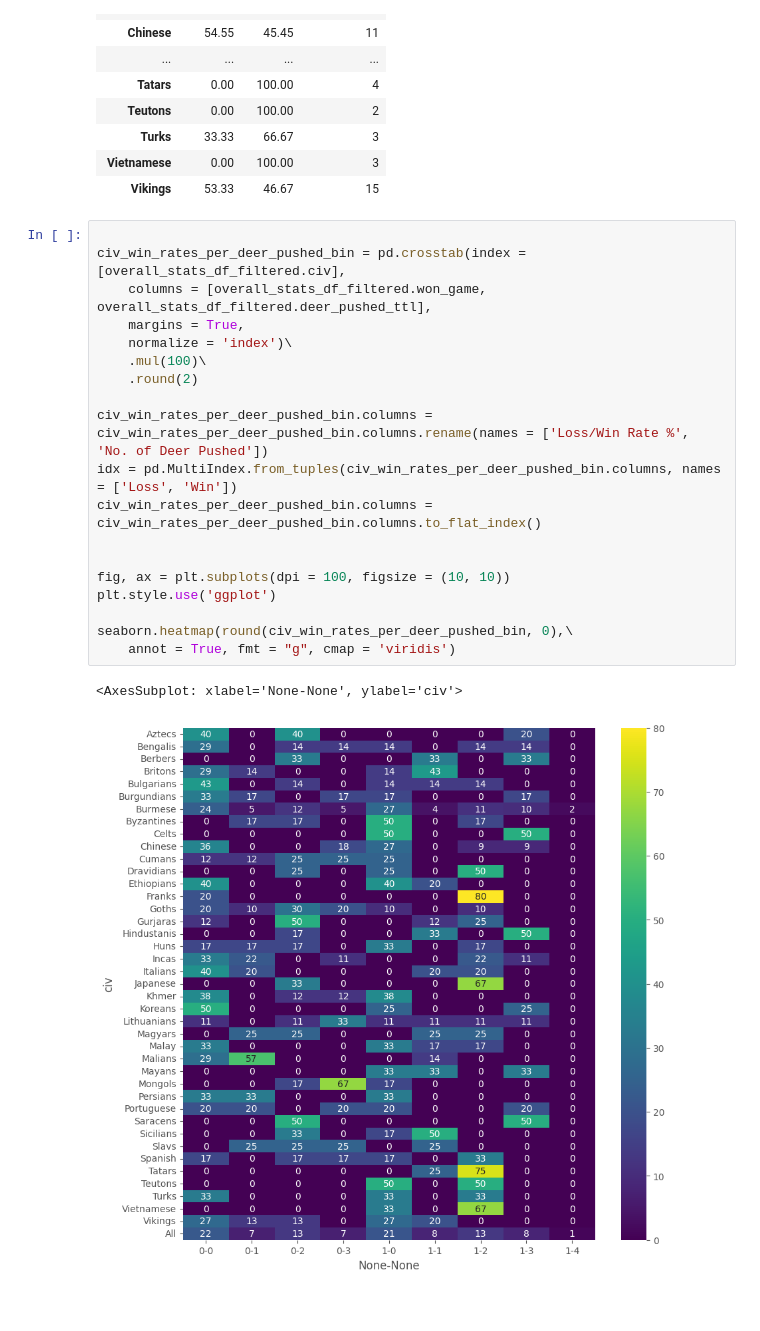
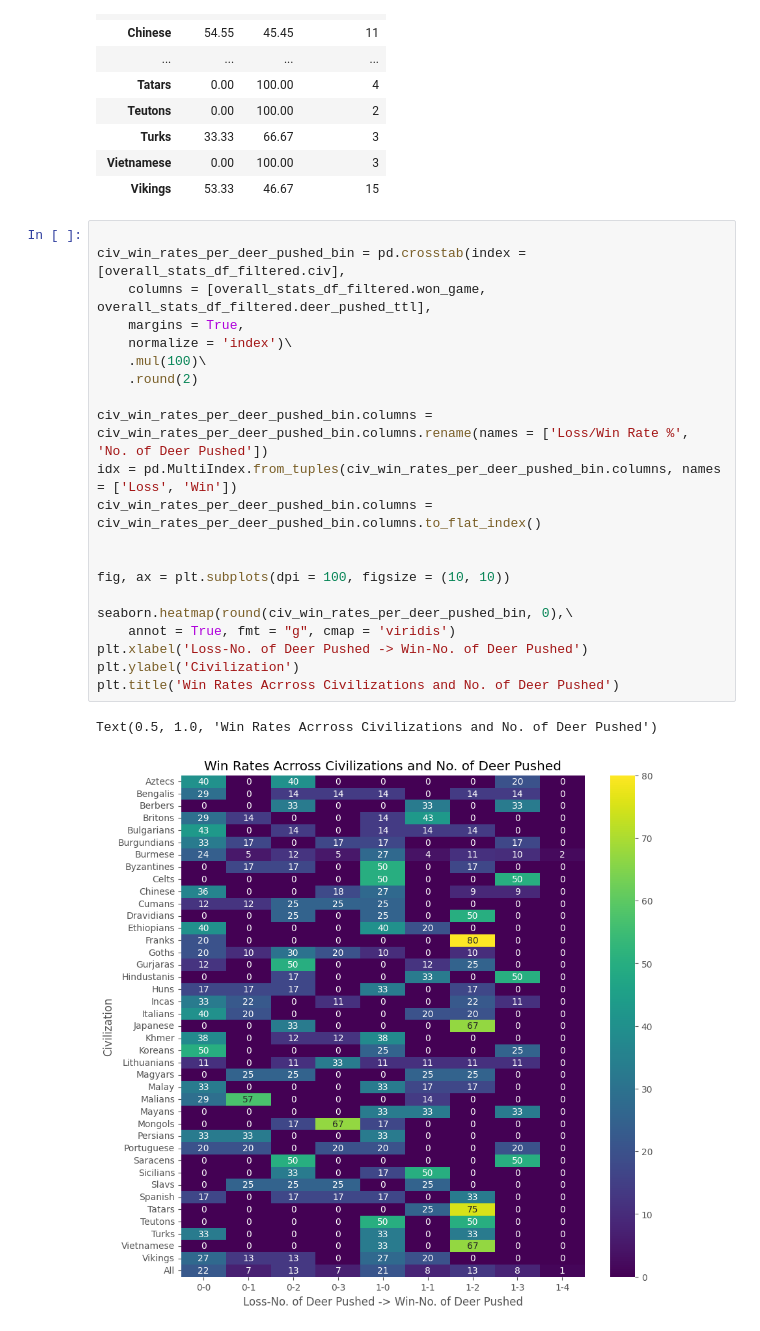
Before and after one commit to kkardousk/aoe, a Jupyter notebook: aoe2_games_replay_analysis.ipynb, the cells around one changed output. Drawn from its saved outputs; the diff is of its cells as text.

Commit message:
added titles and explanation of heaptmap

```diff
--- a/aoe2_games_replay_analysis.ipynb
+++ b/aoe2_games_replay_analysis.ipynb
@@ -202,22 +202,24 @@ overall_win_rates_per_civ
 # %%
 
 civ_win_rates_per_deer_pushed_bin = pd.crosstab(index = [overall_stats_df_filtered.civ],
     columns = [overall_stats_df_filtered.won_game, overall_stats_df_filtered.deer_pushed_ttl],
     margins = True,
     normalize = 'index')\
     .mul(100)\
     .round(2)
 
 civ_win_rates_per_deer_pushed_bin.columns = civ_win_rates_per_deer_pushed_bin.columns.rename(names = ['Loss/Win Rate %', 'No. of Deer Pushed'])
 idx = pd.MultiIndex.from_tuples(civ_win_rates_per_deer_pushed_bin.columns, names = ['Loss', 'Win'])
 civ_win_rates_per_deer_pushed_bin.columns = civ_win_rates_per_deer_pushed_bin.columns.to_flat_index()
 
 
 fig, ax = plt.subplots(dpi = 100, figsize = (10, 10))
-plt.style.use('ggplot')
 
 seaborn.heatmap(round(civ_win_rates_per_deer_pushed_bin, 0),\
     annot = True, fmt = "g", cmap = 'viridis')
+plt.xlabel('Loss-No. of Deer Pushed -> Win-No. of Deer Pushed')
+plt.ylabel('Civilization')
+plt.title('Win Rates Acrross Civilizations and No. of Deer Pushed')
 # %% [output]
-<AxesSubplot: xlabel='None-None', ylabel='civ'>
+Text(0.5, 1.0, 'Win Rates Acrross Civilizations and No. of Deer Pushed')
-[figure, old version]
+[figure, new version]
```
Also changed, not shown: parts of 2 cells of this notebook.
